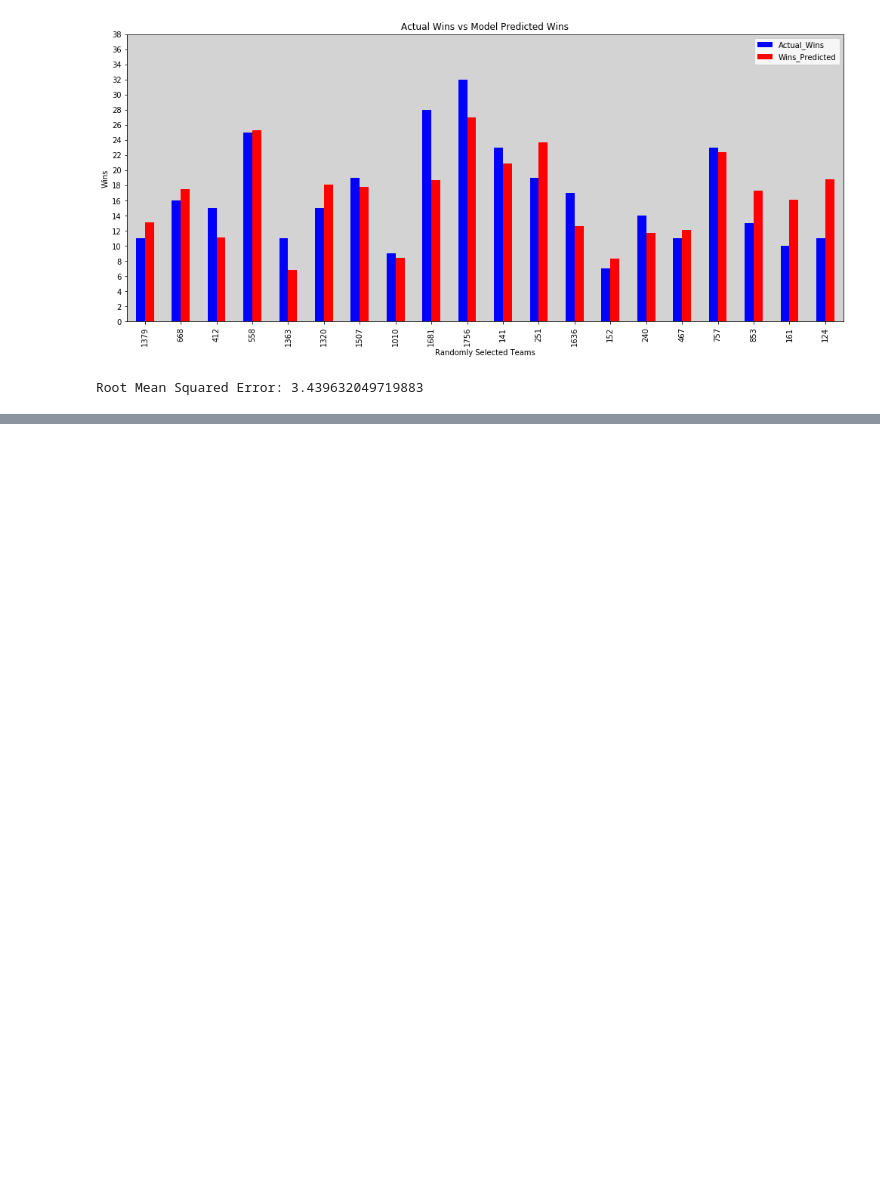
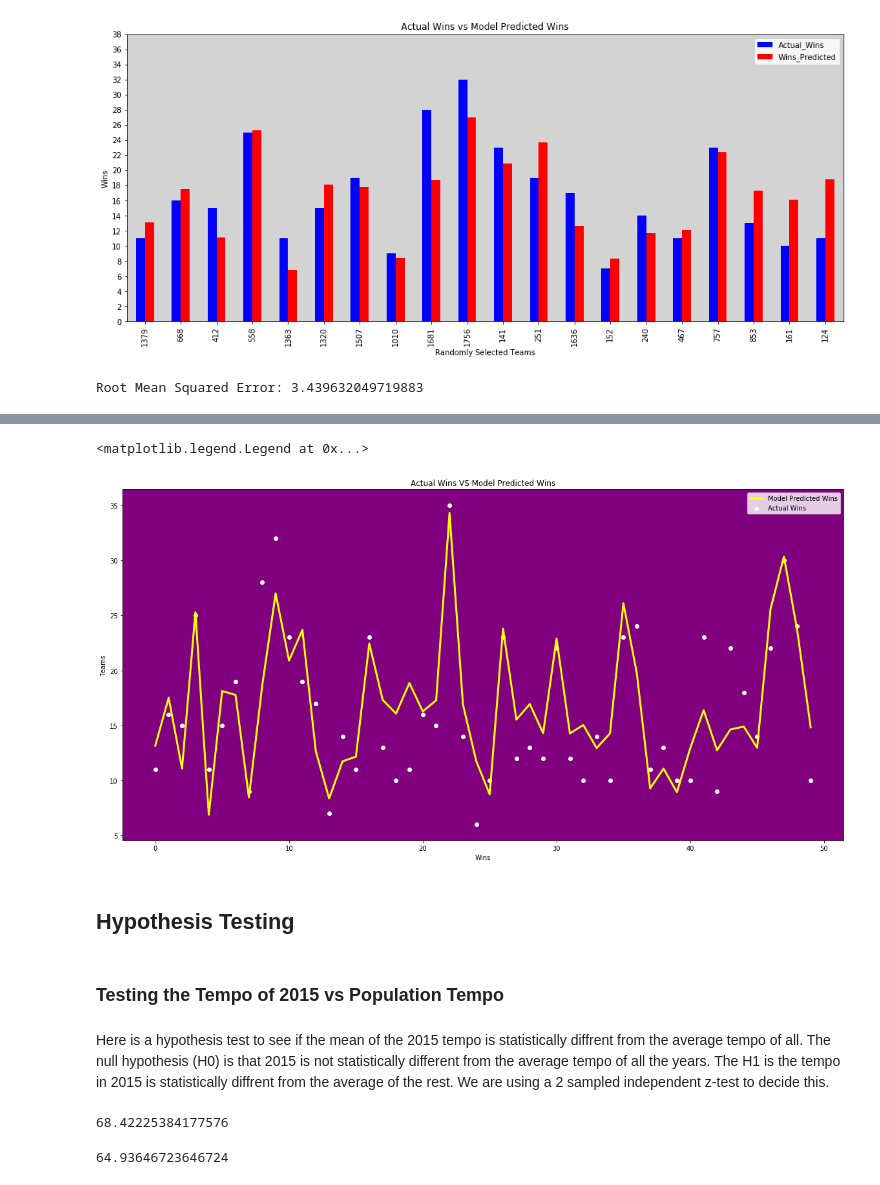
Before and after one commit to ChrisFiorentine/mod2_project, a Jupyter notebook: Final_notebook.ipynb, the cells around one changed output, grey strips where cells are left out. Drawn from its saved outputs; the diff is of its cells as text; code cells hidden in the pictures; blank space fills up the shorter version.

```diff
--- a/Final_notebook.ipynb
+++ b/Final_notebook.ipynb
@@ -1170,3 +1174,7 @@ ax.set_facecolor("lightgrey")
 print('Root Mean Squared Error:', np.sqrt(metrics.mean_squared_error(Y8_test, wins_pred))) # Model RMSE
 # %% [output]
 Root Mean Squared Error: 3.439632049719883
+# %%
+wins_pred_df2 = wins_pred_df.reset_index()
+wins_pred_df3 = wins_pred_df2.reset_index()
+wins_pred_df3
@@ -1172,0 +1195,28 @@ Root Mean Squared Error: 3.439632049719883
+# %%
+fig, ax = plt.subplots(figsize=(20, 10))
+plt.scatter(x = wins_pred_df3['level_0'].head(50), y = wins_pred_df3['Actual_Wins'].head(50), label = 'Actual Wins', color = 'white')
+plt.plot(wins_pred_df3['level_0'].head(50), wins_pred_df3['Wins_Predicted'].head(50), color = 'yellow', linewidth = 3, label = 'Model Predicted Wins')
+ax.set_facecolor("purple")
+plt.xlabel('Wins')
+plt.ylabel('Teams')
+plt.title('Actual Wins VS Model Predicted Wins')
+plt.legend()
+# %% [output]
+<matplotlib.legend.Legend at 0x...>
+[figure, added]
+# %% [markdown]
+## Hypothesis Testing
+# %% [markdown]
+### Testing the Tempo of 2015 vs Population Tempo
+# %% [markdown]
+Here is a hypothesis test to see if the mean of the 2015 tempo is statistically diffrent from the average tempo of all. The null hypothesis (H0) is that 2015 is not statistically different from the average tempo of all the years. The H1 is the tempo in 2015 is statistically diffrent from the average of the rest. We are using a 2 sampled independent z-test to decide this.
+# %%
+tempo_mean = np.mean(df3['ADJ_T'].values)
+tempo_mean
+# %% [output]
+68.42225384177576
+# %%
+tempo_mean_2015 = np.mean(df_2015['ADJ_T'].values)
+tempo_mean_2015
+# %% [output]
+64.93646723646724
```
Also changed, not shown: parts of 9 cells of this notebook.
